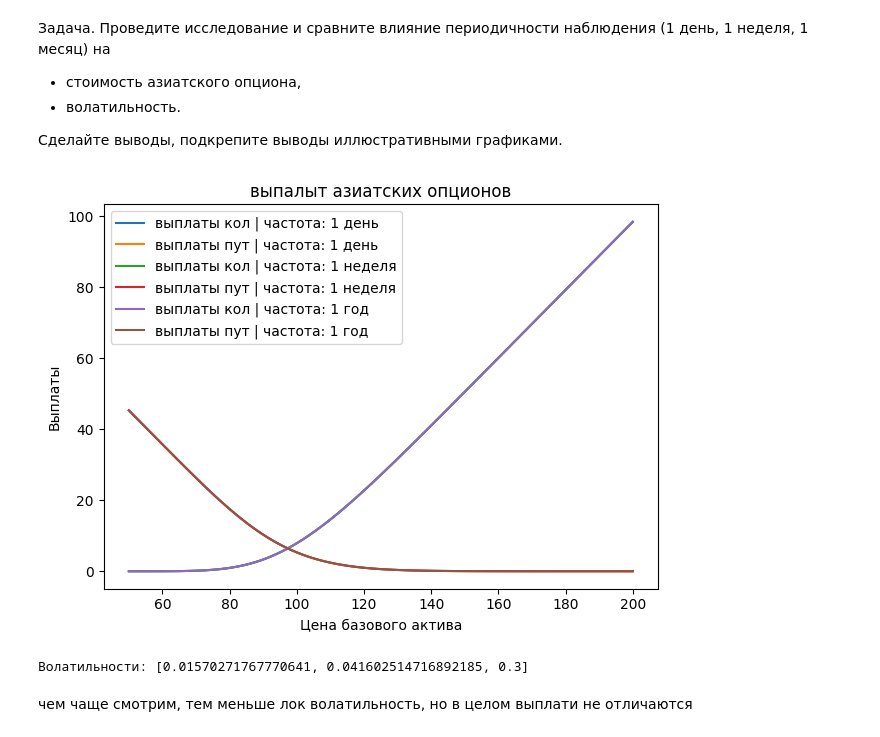
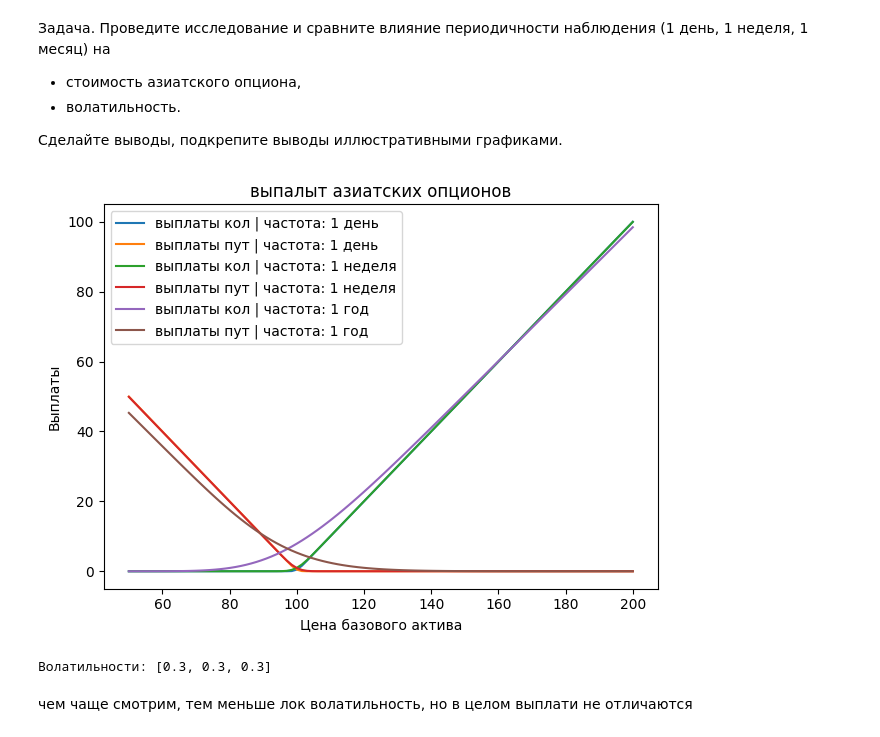
Before and after one commit to Kasymkhankhubiyev/Sirius-Uni, a Jupyter notebook: HybridFinancialInstruments/lab_2c_GSFP.ipynb, the cells around one changed output. Saved outputs shown, nothing was run; the diff lists cells and outputs as text; code cells hidden in the pictures.

```diff
--- a/HybridFinancialInstruments/lab_2c_GSFP.ipynb
+++ b/HybridFinancialInstruments/lab_2c_GSFP.ipynb
@@ -125,9 +125,9 @@ q = 0
 
 # частота 1 день
 
-T = 365
-r = .07 / T
-sigma = .3 / np.sqrt(T)
+T = 1 / 225
+r = .07 # / T
+sigma = .3 # / np.sqrt(T)
 
 sigmas.append(sigma)
 
@@ -141,9 +141,9 @@ plt.plot(S_grid, asian_c, label='выплаты кол | частота: 1 де
 plt.plot(S_grid, asian_p, label='выплаты пут | частота: 1 день')
 
 
-T =  52
-r = .07 / T
-sigma = .3 / np.sqrt(T)
+T =  1 / 52
+r = .07 # / T
+sigma = .3 # / np.sqrt(T)
 
 sigmas.append(sigma)
 
@@ -155,36 +155,36 @@ asian_p = Geometric_Average_Rate_Put(S_grid , K , T , r , r-q , sigma)
 
 plt.plot(S_grid, asian_c, label='выплаты кол | частота: 1 неделя')
 plt.plot(S_grid, asian_p, label='выплаты пут | частота: 1 неделя')
 
 
 T = 1
-r = .07 / T
+r = .07 # / T
 sigma = .3 / np.sqrt(T)
 
 sigmas.append(sigma)
 
 S_grid = np.linspace(S*.5, S*2, 100)
 
 asian_c = Geometric_Average_Rate_Call(S_grid , K , T , r , r-q , sigma)
 asian_p = Geometric_Average_Rate_Put(S_grid , K , T , r , r-q , sigma)
 
 
 plt.plot(S_grid, asian_c, label='выплаты кол | частота: 1 год')
 plt.plot(S_grid, asian_p, label='выплаты пут | частота: 1 год')
 
 plt.title('выпалыт азиатских опционов')
 plt.xlabel('Цена базового актива')
 plt.ylabel('Выплаты')
 
 plt.legend()
 plt.tight_layout()
 plt.show()
 
 
 print(f'Волатильности: {sigmas}')
 # %% [output]
-[figure, old version]
+[figure, new version]
-Волатильности: [0.01570271767770641, 0.041602514716892185, 0.3]
+Волатильности: [0.3, 0.3, 0.3]
 # %% [markdown]
 чем чаще смотрим, тем меньше лок волатильность, но в целом выплати не отличаются
 # %% [markdown]
```
Also changed, not shown: parts of 20 cells of this notebook.
